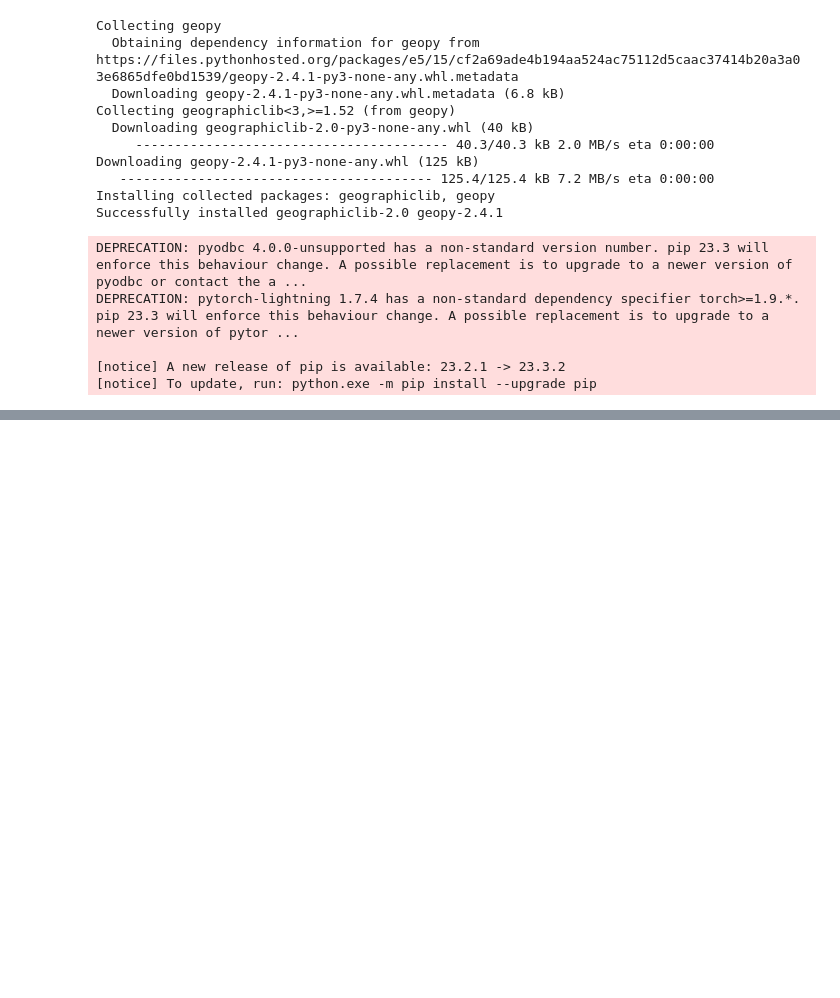
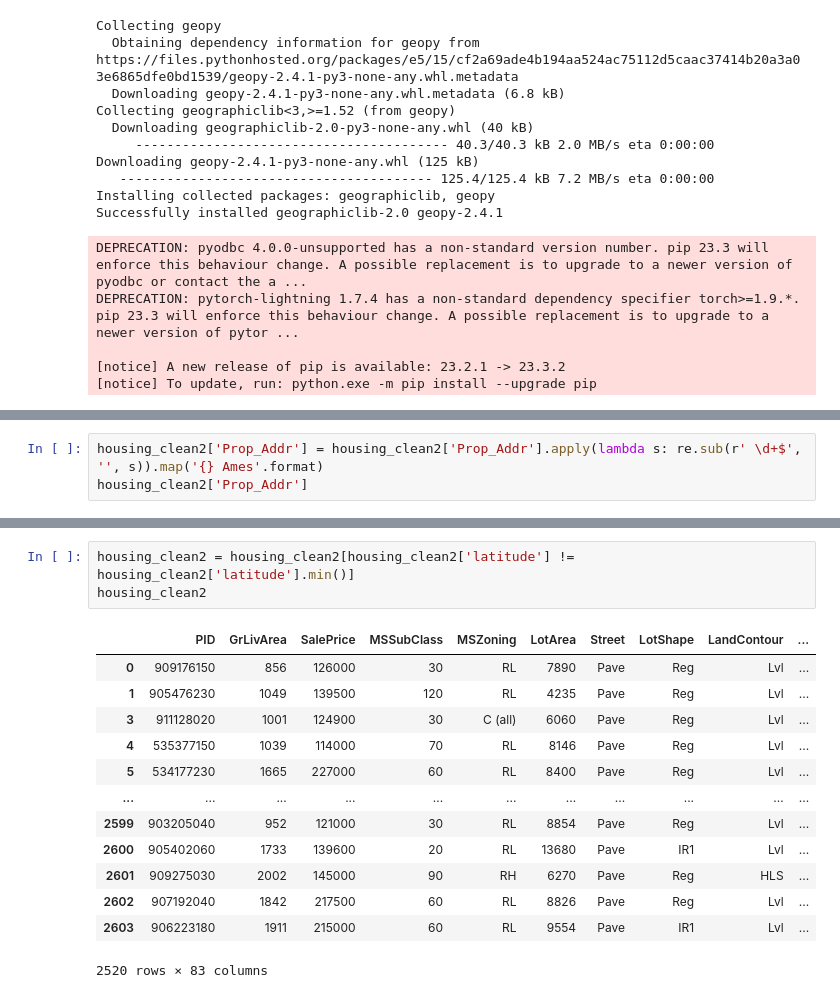
Before and after one commit to kchander92/NYCDSA-Machine-Learning-Project, a Jupyter notebook: Machine Learning EDA and Modeling.ipynb, the cells around one changed output, grey strips where cells are left out. Saved outputs shown, nothing was run; the diff lists cells and outputs as text; blank space fills up the shorter version.

```diff
--- a/Machine Learning EDA and Modeling.ipynb
+++ b/Machine Learning EDA and Modeling.ipynb
@@ -492,0 +568,3 @@ geolocator = Nominatim(user_agent="specify_your_app_name_here")
+# %%
+housing_clean2['Prop_Addr'] = housing_clean2['Prop_Addr'].apply(lambda s: re.sub(r' \d+$', '', s)).map('{} Ames'.format)
+housing_clean2['Prop_Addr']
@@ -492,0 +653,17 @@ geolocator = Nominatim(user_agent="specify_your_app_name_here")
+# %%
+housing_clean2 = housing_clean2[housing_clean2['latitude'] != housing_clean2['latitude'].min()]
+housing_clean2
+# %% [output]
+|  | PID | GrLivArea | SalePrice | MSSubClass | MSZoning | LotArea | Street | LotShape | LandContour | ... |
+| 0 | 909176150 | 856 | 126000 | 30 | RL | 7890 | Pave | Reg | Lvl | ... |
+| 1 | 905476230 | 1049 | 139500 | 120 | RL | 4235 | Pave | Reg | Lvl | ... |
+| 3 | 911128020 | 1001 | 124900 | 30 | C (all) | 6060 | Pave | Reg | Lvl | ... |
+| 4 | 535377150 | 1039 | 114000 | 70 | RL | 8146 | Pave | Reg | Lvl | ... |
+| 5 | 534177230 | 1665 | 227000 | 60 | RL | 8400 | Pave | Reg | Lvl | ... |
+| ... | ... | ... | ... | ... | ... | ... | ... | ... | ... | ... |
+| 2599 | 903205040 | 952 | 121000 | 30 | RL | 8854 | Pave | Reg | Lvl | ... |
+| 2600 | 905402060 | 1733 | 139600 | 20 | RL | 13680 | Pave | IR1 | Lvl | ... |
+| 2601 | 909275030 | 2002 | 145000 | 90 | RH | 6270 | Pave | Reg | HLS | ... |
+| 2602 | 907192040 | 1842 | 217500 | 60 | RL | 8826 | Pave | Reg | Lvl | ... |
+| 2603 | 906223180 | 1911 | 215000 | 60 | RL | 9554 | Pave | IR1 | Lvl | ... |
+2520 rows × 83 columns
```
Also changed, not shown: parts of 22 cells of this notebook, 2 other files.
